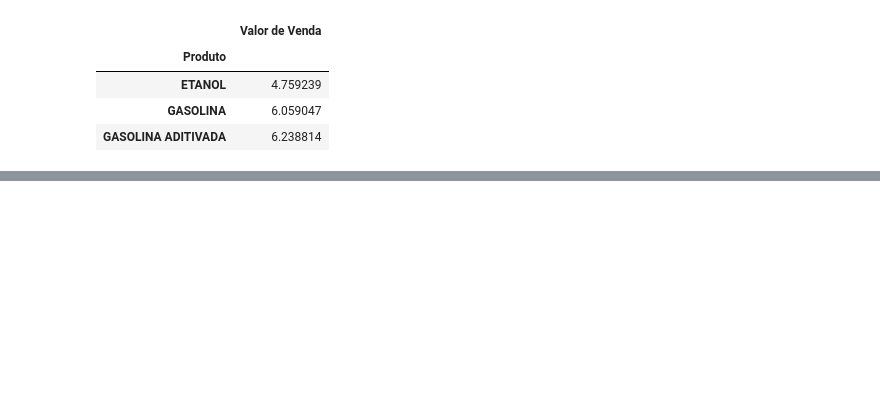
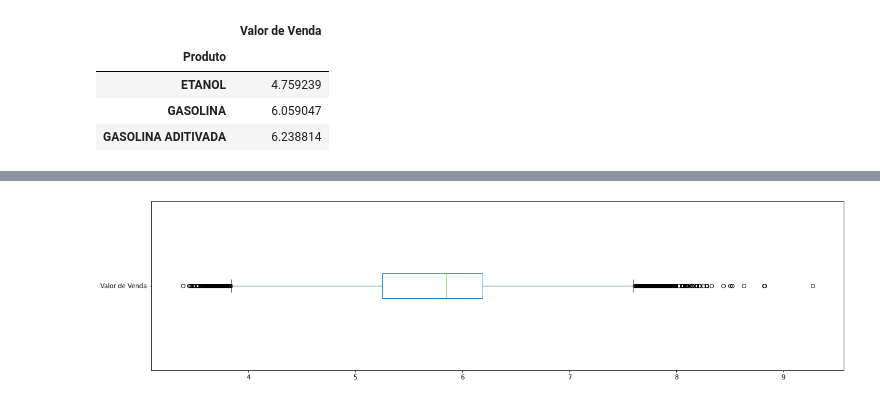
Before and after one commit to joaorosa2/analise_combustiveis_brasil, a Jupyter notebook: ProjetoM4.ipynb, the cells around one changed output, grey strips where cells are left out. Saved outputs shown, nothing was run; the diff lists cells and outputs as text; code cells hidden in the pictures; blank space fills up the shorter version.

```diff
--- a/ProjetoM4.ipynb
+++ b/ProjetoM4.ipynb
@@ -37,0 +24,3 @@ tabelaJulho.head()
+# %%
+tabelaJulho = tabelaJulho.drop('Nome da Rua', axis=1)
+tabelaJulho.head()
@@ -37,0 +36,3 @@ tabelaJulho.head()
+# %%
+tabelaJulho = tabelaJulho.drop('Complemento', axis=1)
+tabelaJulho.head()
@@ -127,0 +213,4 @@ tabelaAgosto[['Valor de Venda']].groupby([tabelaAgosto['Produto'], tabelaAgosto[
+# %%
+tabelaJulho['Valor de Venda'].plot.box(vert= False, figsize=(20,5));
+# %% [output]
+[figure, added]
```
Also changed, not shown: parts of 35 cells of this notebook.
